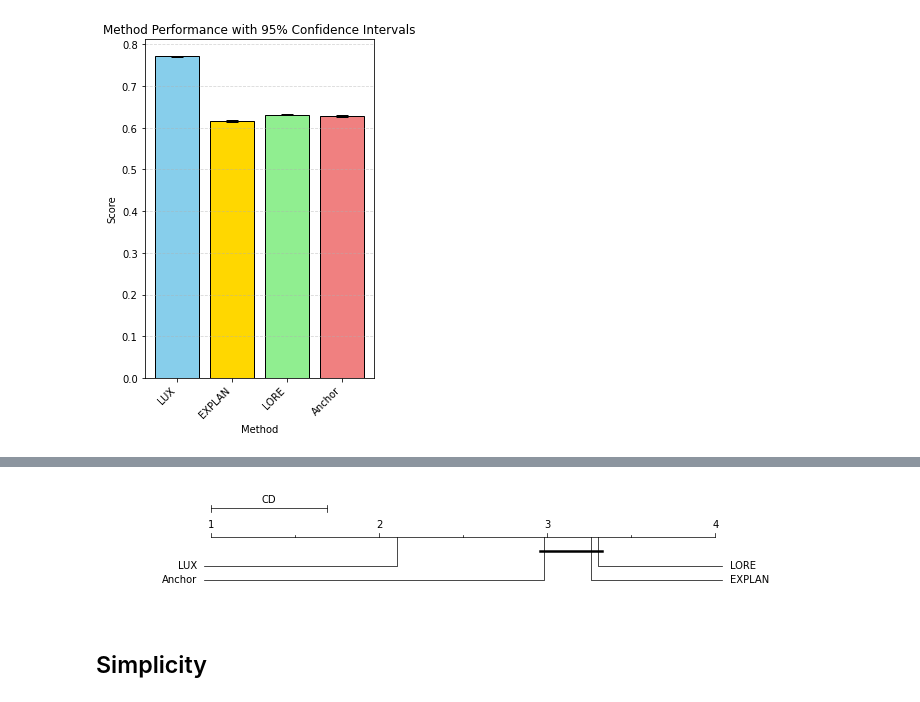
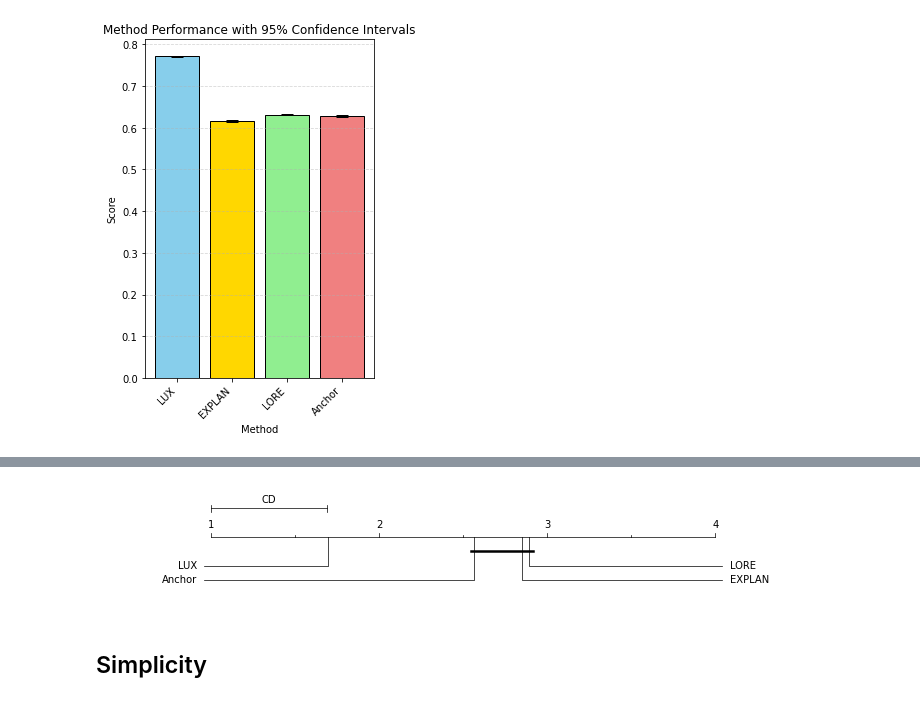
Before and after one commit to sbobek/lux, a Jupyter notebook: lux_paper_evaluation_figures.ipynb, the cells around one changed output, grey strips where cells are left out. Saved outputs shown, nothing was run; the diff lists cells and outputs as text; code cells hidden in the pictures.

```diff
--- a/lux_paper_evaluation_figures.ipynb
+++ b/lux_paper_evaluation_figures.ipynb
@@ -437,66 +448,11 @@ ci_results = compute_method_confidence_intervals(raw_fid.fillna(0), method_colum
 # %% [output]
 [figure]
 # %%
-print(to_latex(aggregated.astype('f8'), aggregated_std.astype('f8'), index_name='dataset'))
-
-result = friedmanchisquare(aggregated['LUX'],aggregated['EXPLAN'],aggregated['LORE'],aggregated['Anchor'])#, aggregated['Isolation forest'], aggregated['K-D tree query'], aggregated['Random selection'])
-print(result[0])
-print(result[1])
-
-ppf=f.ppf(q=1-.05, dfn=aggregated.shape[1]-1, dfd=(aggregated.shape[0]-1)*(aggregated.shape[1]-1))
-
-print('\n\n')
-print(f'Critical F-value at alpha=0.05: {ppf:.4f}')
-print(f'Friedman test statistic: {result[0]:.4f}')
-
-if ppf < result[0]:
-    print(f'Reject null-hypothesis: {ppf:.4f} < {result[0]:.4f}')
-    print('Since the Friedman test statistic is greater than the critical value, '
-          'we reject the null hypothesis and conclude that there are significant differences '
-          'between the evaluated methods.')
-else:
-    print(f'Do not reject null-hypothesis: {ppf:.4f} >= {result[0]:.4f}')
-    print('Since the Friedman test statistic does not exceed the critical value, '
-          'we cannot reject the null hypothesis. This means that there is no statistically significant '
-          'difference in performance among the methods.')
-
-nemfried = sp.posthoc_nemenyi_friedman(aggregated)
-nemfried
-
-avranks=np.nan_to_num(rankdata(aggregated, axis=1,nan_policy='omit'),1)#aggregated.shape[1])#rankdata(aggregated, axis=1)
-avranks = np.mean(avranks, axis=0)
-avranks
-
-subjects.append('Fidelity')
-lux.append(avranks[0])
-explan.append(avranks[1])
-lore.append(avranks[2])
-anchor.append(avranks[3])
-
-
-avranks = abs(avranks -max(avranks))+min(avranks)
-
-cd = Orange.evaluation.compute_CD(avranks, aggregated.shape[0],alpha="0.05", test="nemenyi")
-print(f'cd={cd}')
-Orange.evaluation.graph_ranks(avranks, names=list(aggregated.columns), cd=cd, width=10, textspace=1.5
-                              ,filename=f'./imgs/nemenyi_fidelity{figsufix}.pdf')
-
-
-cd = calculate_CD(aggregated)
-pval = result.pvalue
-
-if pval < 1e-4:
-    exponent = int(math.floor(math.log10(pval)))
-    base = pval / 10**exponent
-    pval_str = f"${base:.2f} \\times 10^{{{exponent}}}$"
-else:
-    pval_str = f"${pval:.4f}$"
-
-print('\n\n')
-# Print the final statistics
-print(f'From the Friedman test, we obtained statistics equal to {result.statistic:.2f}, with p-value equal to {pval_str} which was greater then F-value equal to {ppf:.4f} and allowed us to reject the null hypothesis.')
-print(f'With {aggregated.shape[1]} algorithms and {aggregated.shape[0]} datasets, we had {aggregated.shape[1] - 1} x {(aggregated.shape[0] - 1) * (aggregated.shape[1] - 1)} degrees of freedom, respectively.')
-print(f'This allowed us to determine that the critical value for $F( {aggregated.shape[1] - 1} , {(aggregated.shape[0] - 1) * (aggregated.shape[1] - 1)} )$ for $\\alpha=0.05$ is {cd}.')
+print(to_latex(aggregated, aggregated_std, index_name='dataset', max=True))
+stats_fidelity = run_friedman_analysis(
+    aggregated, methods=list(aggregated.columns), metric_name='Fidelity',
+    higher_is_better=True, figure_path=f'./imgs/nemenyi_fidelity{figsufix}.pdf')
+append_metric_scores(stats_fidelity, 'Fidelity', subjects, lux, explan, lore, anchor)
 # %% [output]
 \begin{table}
 \caption{}
@@ -518,4 +474,4 @@ This allowed us to determine that the critical value for $F( 3 , 135 )$ for $\al
-[figure, old version]
+[figure, new version]
 # %% [markdown]
 ## Simplicity
 # %%
```
Also changed, not shown: parts of 41 cells of this notebook.
